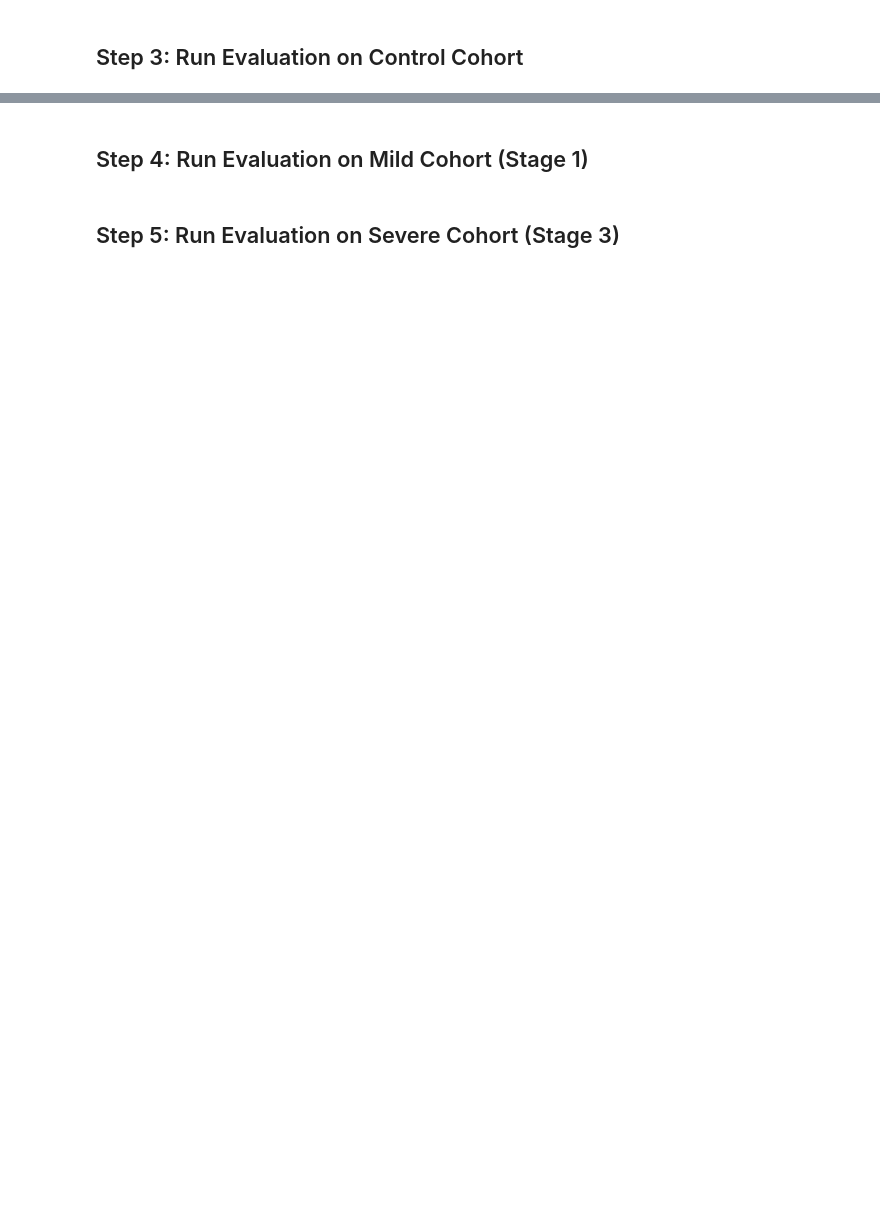
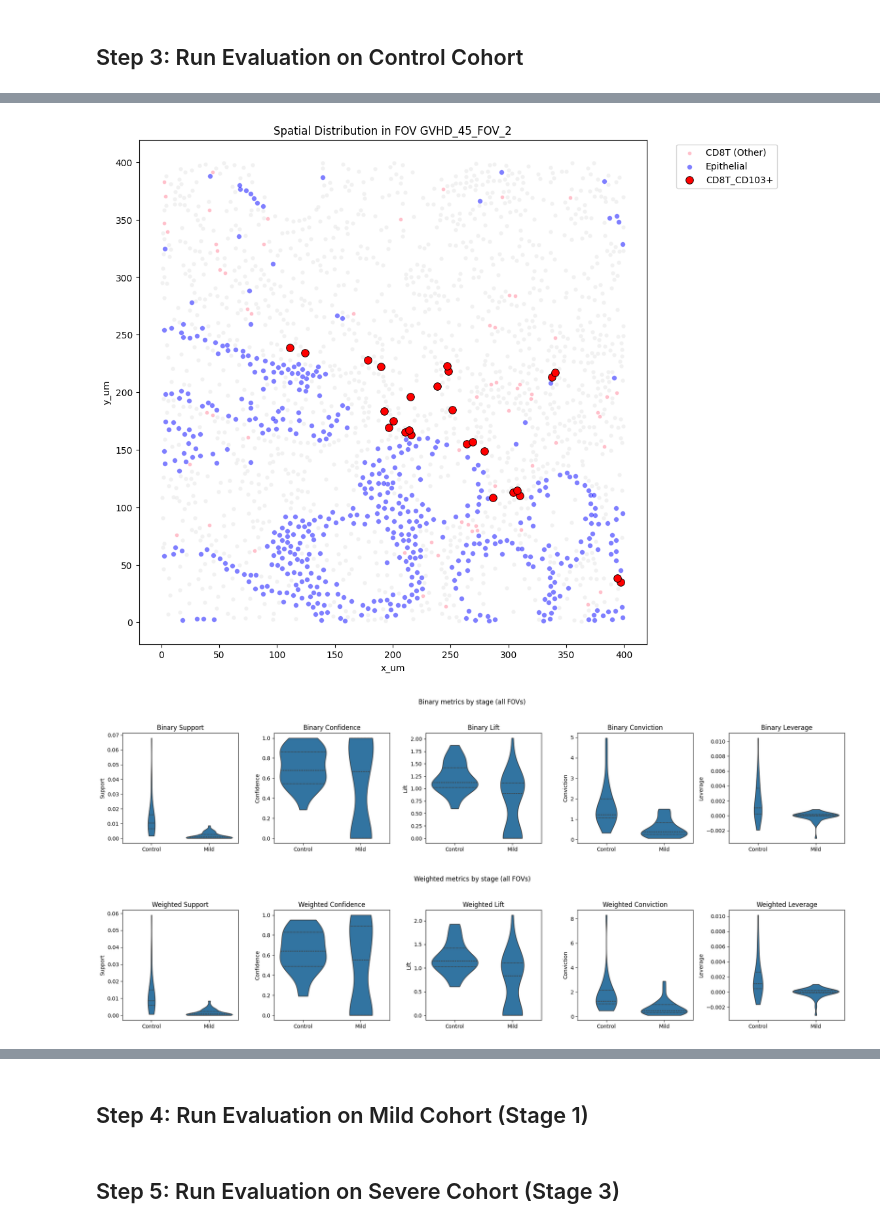
Before and after one commit to rachelbronerHU/bio-association-rule-mining-and-correlation, a Jupyter notebook: visualization/notebooks/investigate_cd8t_cd103_rule.ipynb, the cells around one changed output, grey strips where cells are left out. Drawn from its saved outputs; the diff is of its cells as text; code cells hidden in the pictures; blank space fills up the shorter version.

```diff
--- a/visualization/notebooks/investigate_cd8t_cd103_rule.ipynb
+++ b/visualization/notebooks/investigate_cd8t_cd103_rule.ipynb
@@ -558,0 +576,5 @@ Visualizing Representative FOV: GVHD_08_FOV_1 (58 matching antecedent cells)
+# %%
+metrics = evaluate_cohort("Colon - Mild", colon_mild_fovs, df_cells)
+if not metrics.empty:
+    STAGE_FOV_METRICS.append(metrics)
+# %% [output]
@@ -558,0 +598,3 @@ Visualizing Representative FOV: GVHD_08_FOV_1 (58 matching antecedent cells)
+[figure, added]
+[figure, added]
+[figure, added]
```
Also changed, not shown: parts of 16 cells of this notebook, 5 other files.
